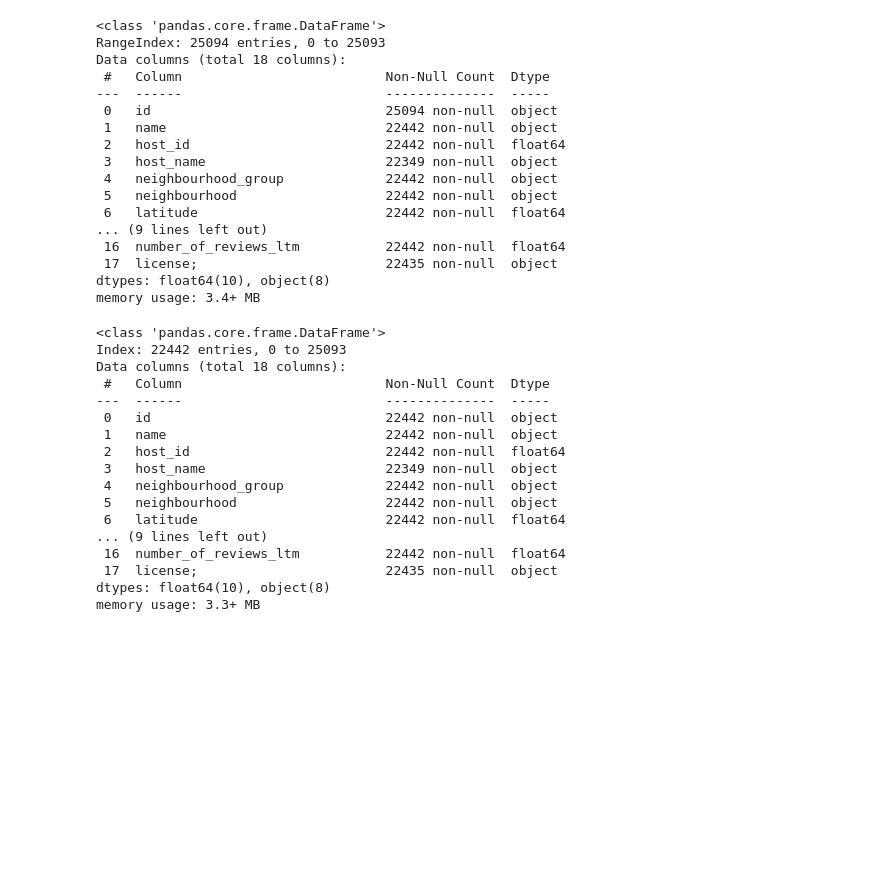
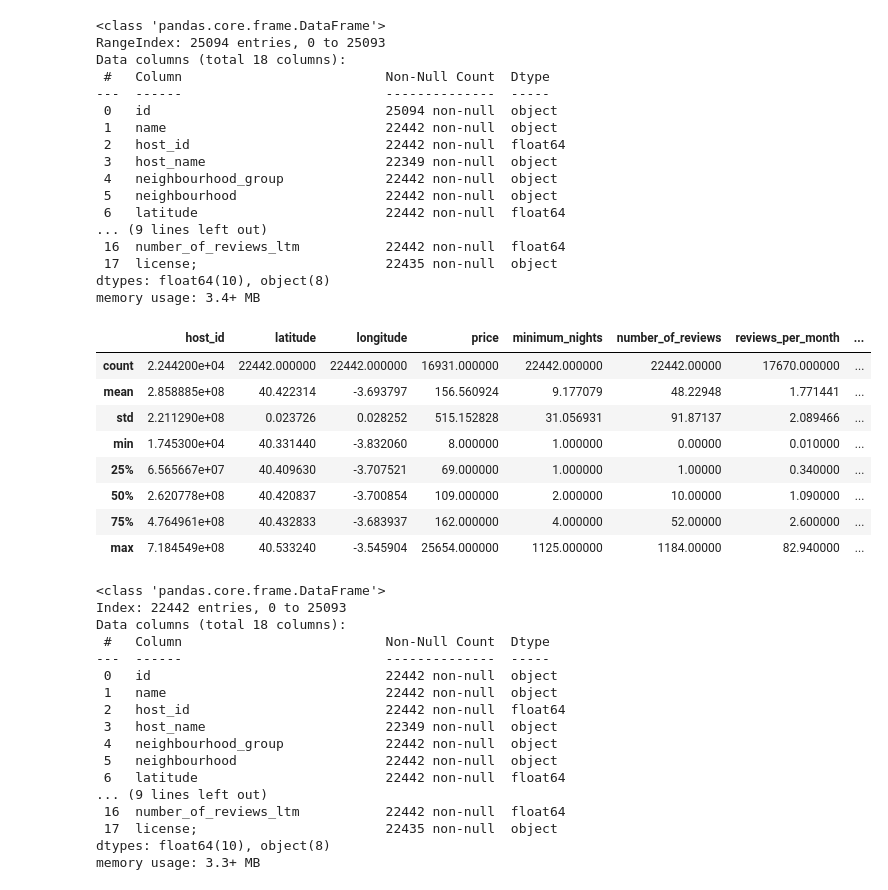
Before and after one commit to DS-Patricia/EDA_Alojamientos_turisticos_Madrid, a Jupyter notebook: limpieza.ipynb, the cells around one changed output. Drawn from its saved outputs; the diff is of its cells as text; code cells hidden in the pictures; blank space fills up the shorter version.

```diff
--- a/limpieza.ipynb
+++ b/limpieza.ipynb
@@ -64,4 +65,17 @@ Data columns (total 18 columns):
  17  license;                        22435 non-null  object
 dtypes: float64(10), object(8)
 memory usage: 3.4+ MB
+# %%
+# vemos la distribución estadística de las columnas numéricas
+df.describe()
+# %% [output]
+|  | host_id | latitude | longitude | price | minimum_nights | number_of_reviews | reviews_per_month | ... |
+| count | 2.244200e+04 | 22442.000000 | 22442.000000 | 16931.000000 | 22442.000000 | 22442.00000 | 17670.000000 | ... |
+| mean | 2.858885e+08 | 40.422314 | -3.693797 | 156.560924 | 9.177079 | 48.22948 | 1.771441 | ... |
+| std | 2.211290e+08 | 0.023726 | 0.028252 | 515.152828 | 31.056931 | 91.87137 | 2.089466 | ... |
+| min | 1.745300e+04 | 40.331440 | -3.832060 | 8.000000 | 1.000000 | 0.00000 | 0.010000 | ... |
+| 25% | 6.565667e+07 | 40.409630 | -3.707521 | 69.000000 | 1.000000 | 1.00000 | 0.340000 | ... |
+| 50% | 2.620778e+08 | 40.420837 | -3.700854 | 109.000000 | 2.000000 | 10.00000 | 1.090000 | ... |
+| 75% | 4.764961e+08 | 40.432833 | -3.683937 | 162.000000 | 4.000000 | 52.00000 | 2.600000 | ... |
+| max | 7.184549e+08 | 40.533240 | -3.545904 | 25654.000000 | 1125.000000 | 1184.00000 | 82.940000 | ... |
 # %%
```
Also changed, not shown: parts of 16 cells of this notebook.
